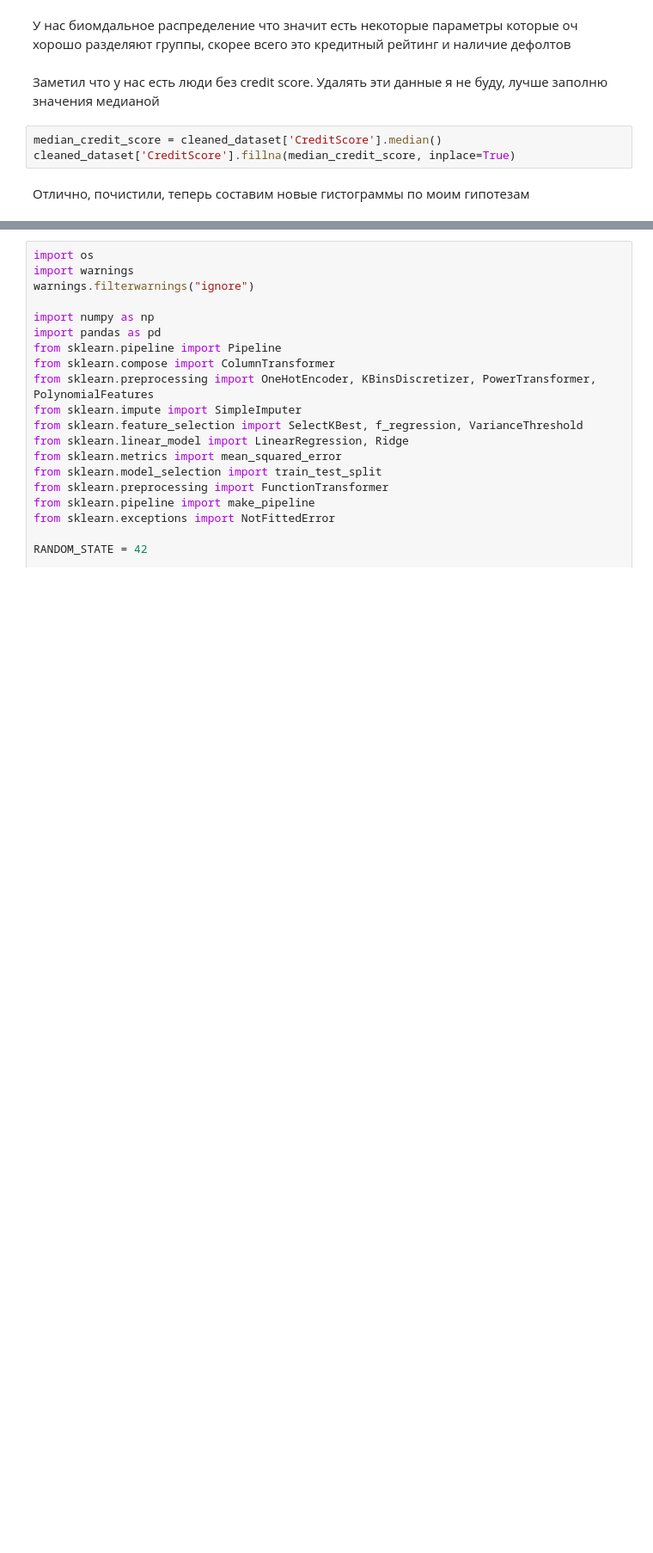
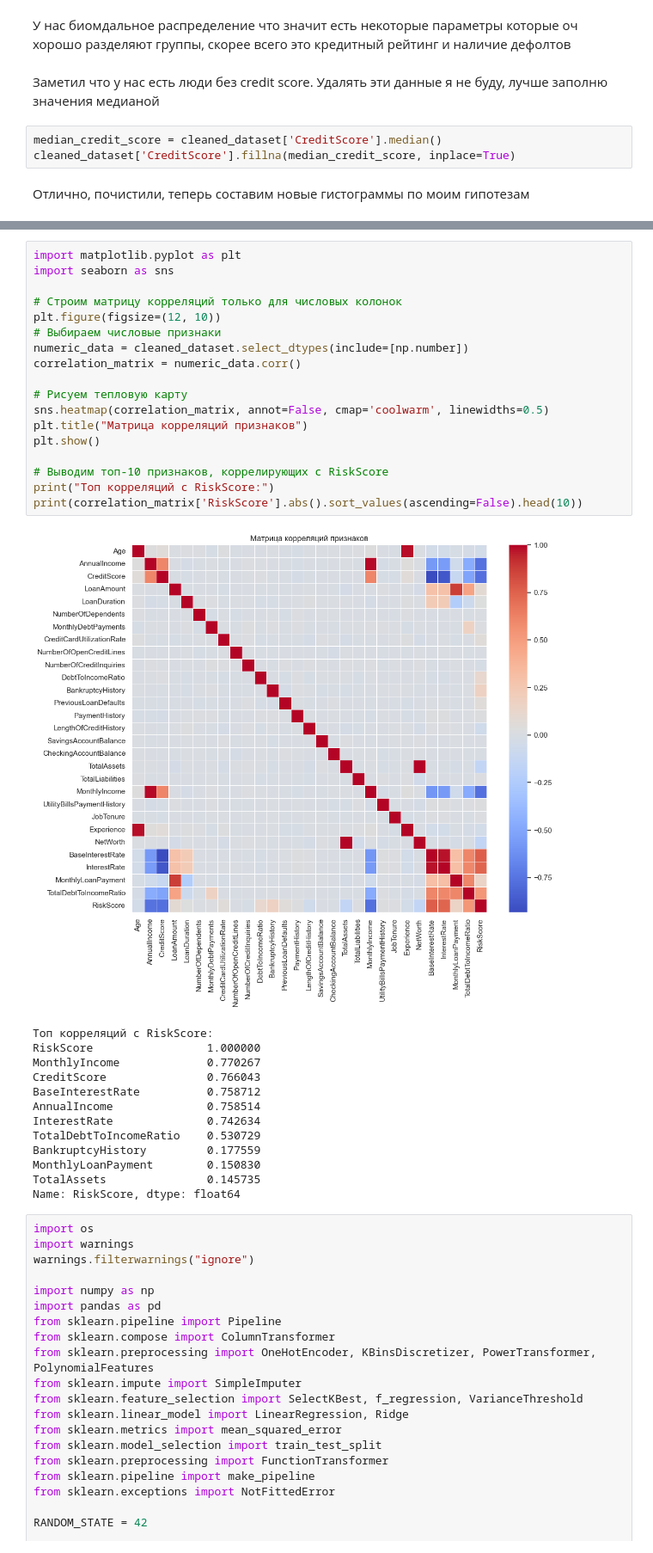
Before and after one commit to Efrki/Concepts-of-Machine-Learning, a Jupyter notebook: Lab_1/Lab1.ipynb, the cells around one changed output, grey strips where cells are left out. Shown at 86% size. Drawn from its saved outputs; the diff is of its cells as text; blank space fills up the shorter version.

```diff
--- a/Lab_1/Lab1.ipynb
+++ b/Lab_1/Lab1.ipynb
@@ -114,3 +100,35 @@ Passing `palette` without assigning `hue` is deprecated and will be removed in v
+# %%
+import matplotlib.pyplot as plt
+import seaborn as sns
+
+# Строим матрицу корреляций только для числовых колонок
+plt.figure(figsize=(12, 10))
+# Выбираем числовые признаки
+numeric_data = cleaned_dataset.select_dtypes(include=[np.number])
+correlation_matrix = numeric_data.corr()
+
+# Рисуем тепловую карту
+sns.heatmap(correlation_matrix, annot=False, cmap='coolwarm', linewidths=0.5)
+plt.title("Матрица корреляций признаков")
+plt.show()
+
+# Выводим топ-10 признаков, коррелирующих с RiskScore
+print("Топ корреляций с RiskScore:")
+print(correlation_matrix['RiskScore'].abs().sort_values(ascending=False).head(10))
+# %% [output]
+[figure, added]
+Топ корреляций с RiskScore:
+RiskScore                 1.000000
+MonthlyIncome             0.770267
+CreditScore               0.766043
+BaseInterestRate          0.758712
+AnnualIncome              0.758514
+InterestRate              0.742634
+TotalDebtToIncomeRatio    0.530729
+BankruptcyHistory         0.177559
+MonthlyLoanPayment        0.150830
+TotalAssets               0.145735
+Name: RiskScore, dtype: float64
 # %%
 import os
 import warnings
```
Also changed, not shown: parts of 6 cells of this notebook, 2 other files.
